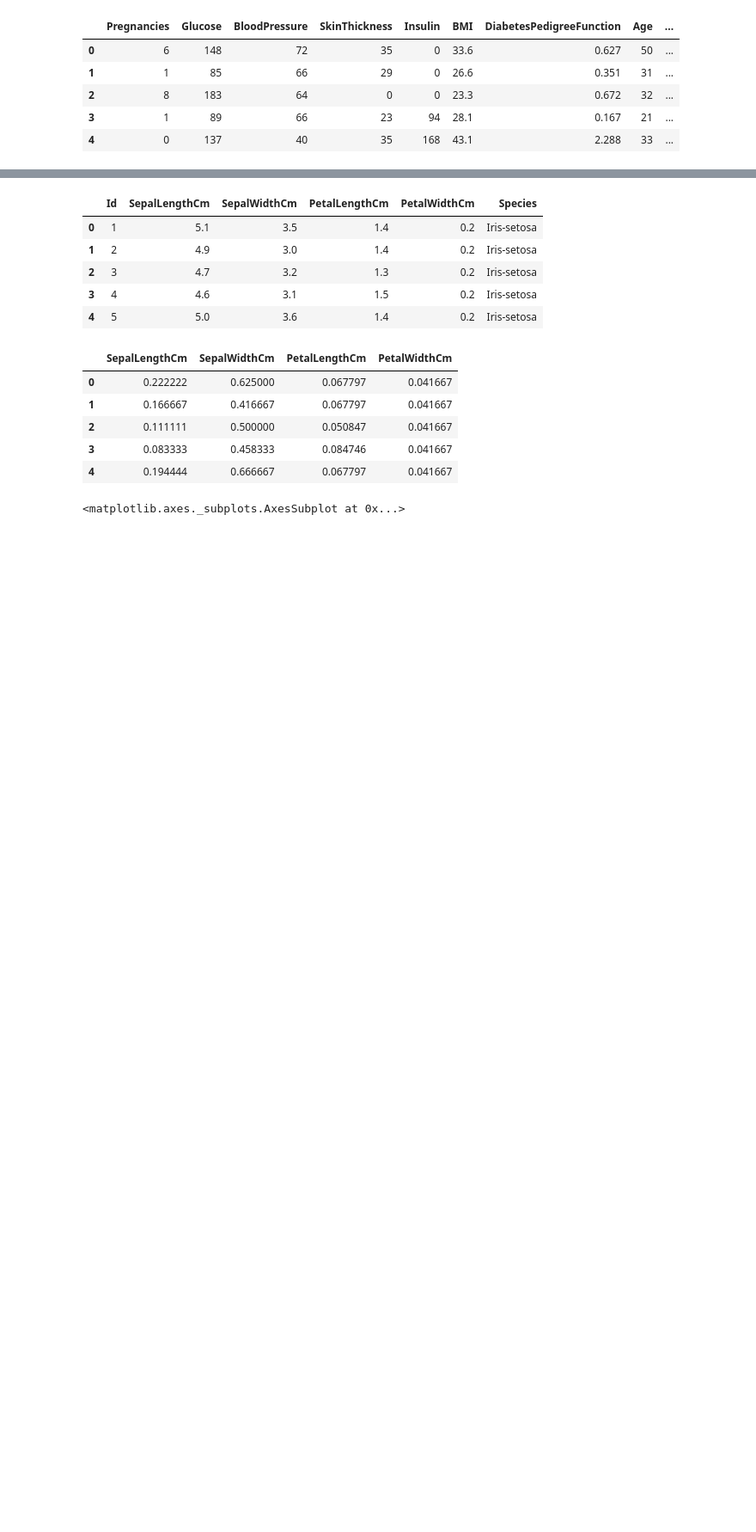
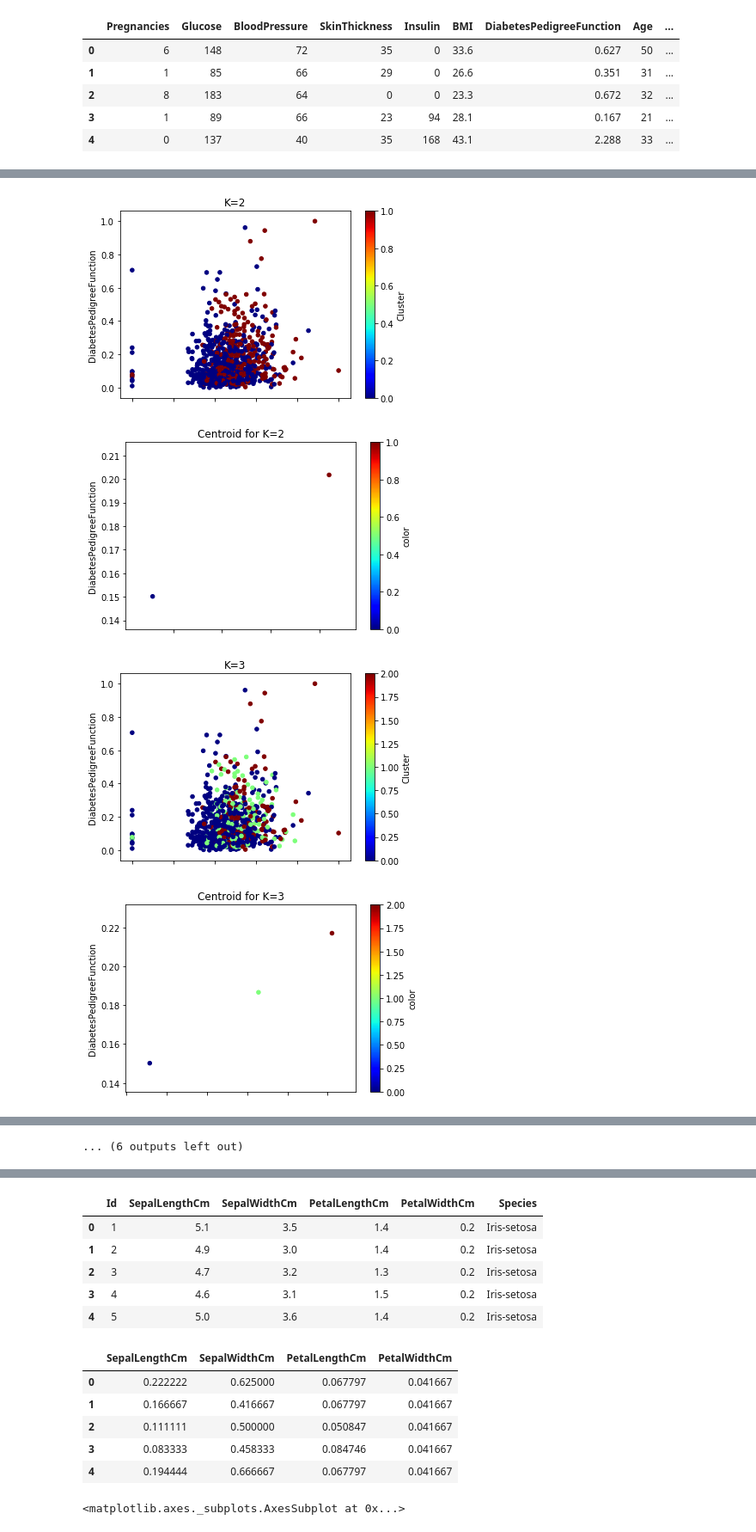
Before and after one commit to kj808/2019Probably-Interesting-Data, a Jupyter notebook: notebook/Probably Interesting Data.ipynb, the cells around one changed output, grey strips where cells are left out. Shown: that part at 86% size. Drawn from its saved outputs; the diff is of its cells as text; code cells hidden in the pictures; blank space fills up the shorter version.

Commit message:
Updated Notebook
Currently checks kmeans algorithm against two datasets: diabetes and iris. The k is chosen from 2 to 10 and plotted.

```diff
--- a/notebook/Probably Interesting Data.ipynb
+++ b/notebook/Probably Interesting Data.ipynb
@@ -112,3 +56,0 @@ print(checknum)
-# %%
-k=3
-sometup=kmean(checknum, k)
@@ -152,4 +56,0 @@ cents.head()
-# %%
-cents['color']=[1,2,3]
-print(cents.head())
-cents.plot.scatter(x='Age', y='DiabetesPedigreeFunction', c='color')
@@ -169,0 +62,24 @@ cents.plot.scatter(x='Age', y='DiabetesPedigreeFunction', c='color')
+# %%
+#Convert to numpy
+checknum=diabetes.values
+
+#Loop through values k=2 to k=10
+for k in range(2,11,1):
+    sometup=kmean(checknum, k)
+
+    newcol=['Cluster'] + diabetescol
+    newdatasets = pd.DataFrame(columns=newcol,data=sometup[0])
+    newdatasets.plot.scatter(x='BMI', y='DiabetesPedigreeFunction', c='Cluster', colormap='jet',title="K="+str(k))
+
+    #Plotting centroids for each k
+    cents = pd.DataFrame(columns=diabetescol,data=sometup[1])
+    colors=[]
+    for i in range(0, k, 1):
+        colors.append(i)
+    cents['color']=colors
+    cents.plot.scatter(x='BMI', y='DiabetesPedigreeFunction', c='color', colormap='jet', title="Centroid for K="+str(k))
+# %% [output]
+[figure, added]
+[figure, added]
+[figure, added]
+[figure, added]
@@ -169,0 +94 @@ cents.plot.scatter(x='Age', y='DiabetesPedigreeFunction', c='color')
+... (6 outputs left out)
```
Also changed, not shown: parts of 21 cells of this notebook.
